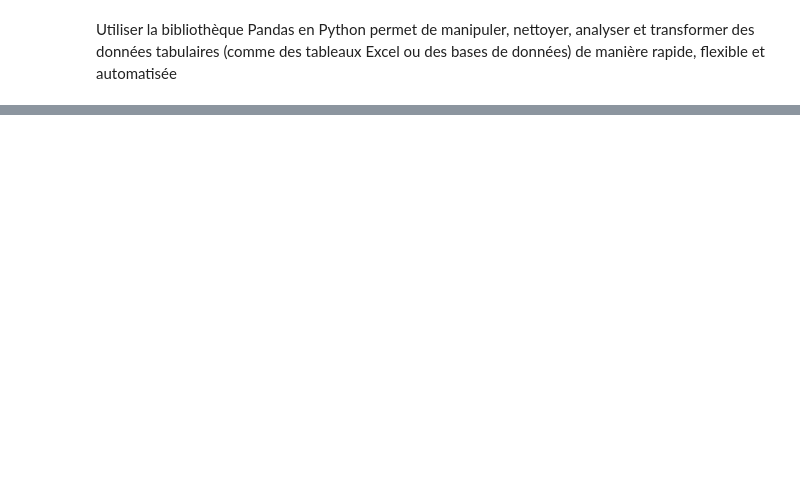
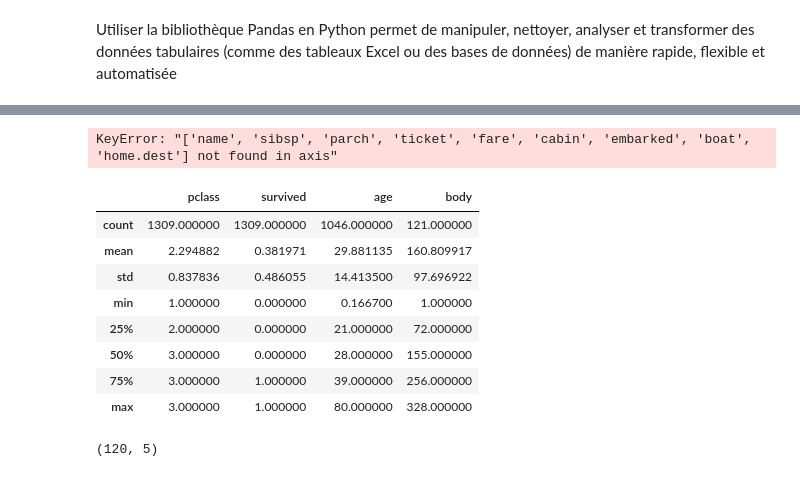
Before and after one commit to Balde44-art/Intro2Python, a Jupyter notebook: lesson_5.ipynb, the cells around one changed output, grey strips where cells are left out. Drawn from its saved outputs; the diff is of its cells as text; code cells hidden in the pictures; blank space fills up the shorter version.

```diff
--- a/lesson_5.ipynb
+++ b/lesson_5.ipynb
@@ -10,0 +48,23 @@ FileNotFoundError: [Errno 2] No such file or directory: 'Intro2Python/titanic3.x
+# %%
+data = data.drop(columns=[
+    'name', 'sibsp', 'parch', 'ticket', 'fare',
+    'cabin', 'embarked', 'boat', 'home.dest'
+])
+# %% [output]
+KeyError: "['name', 'sibsp', 'parch', 'ticket', 'fare', 'cabin', 'embarked', 'boat', 'home.dest'] not found in axis"
+# %%
+data.describe()
+# %% [output]
+|  | pclass | survived | age | body |
+| count | 1309.000000 | 1309.000000 | 1046.000000 | 121.000000 |
+| mean | 2.294882 | 0.381971 | 29.881135 | 160.809917 |
+| std | 0.837836 | 0.486055 | 14.413500 | 97.696922 |
+| min | 1.000000 | 0.000000 | 0.166700 | 1.000000 |
+| 25% | 2.000000 | 0.000000 | 21.000000 | 72.000000 |
+| 50% | 3.000000 | 0.000000 | 28.000000 | 155.000000 |
+| 75% | 3.000000 | 1.000000 | 39.000000 | 256.000000 |
+| max | 3.000000 | 1.000000 | 80.000000 | 328.000000 |
+# %%
+data.shape
+# %% [output]
+(120, 5)
```
Also changed, not shown: parts of 20 cells of this notebook, 2 other files.
